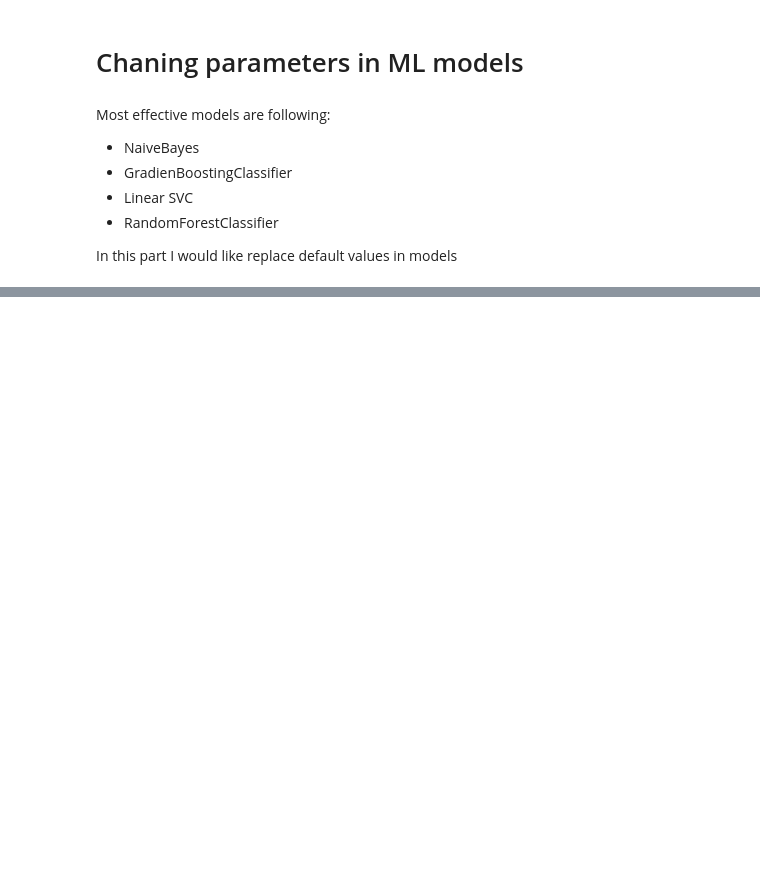
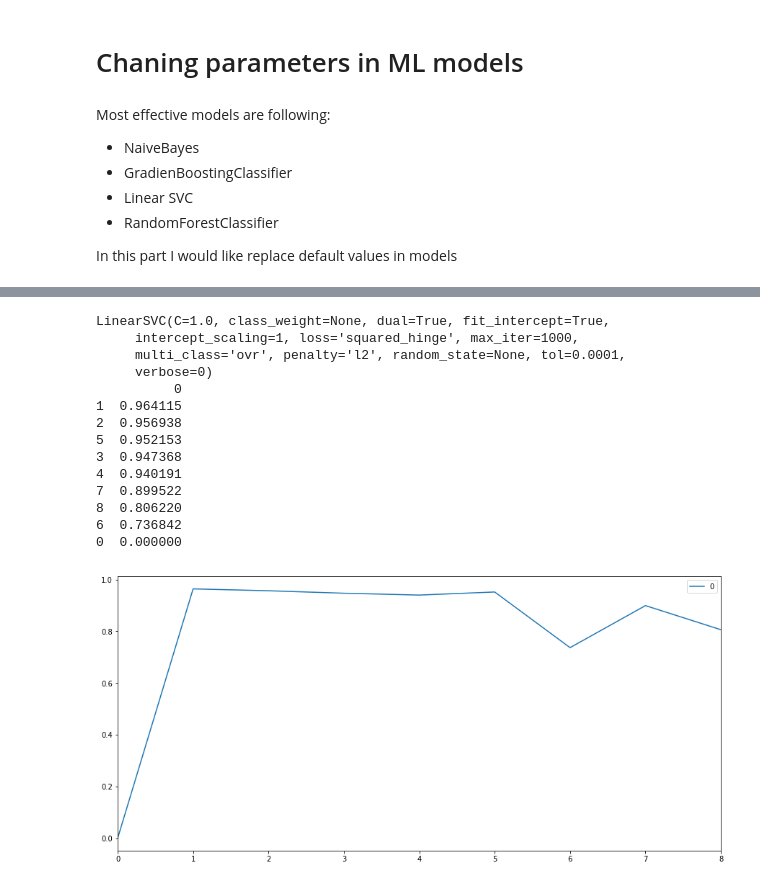
Before and after one commit to kaczikrol/Titanic_Machine_Learning_from_Disaster_kaggle, a Jupyter notebook: Titanic.ipynb, the cells around one changed output, grey strips where cells are left out. Drawn from its saved outputs; the diff is of its cells as text; code cells hidden in the pictures; blank space fills up the shorter version.

```diff
--- a/Titanic.ipynb
+++ b/Titanic.ipynb
@@ -604,0 +653,34 @@ RandomForestClassifier(bootstrap=True, class_weight=None, criterion='gini',
+# %%
+gbc_n = GradientBoostingClassifier(n_estimators=10, random_state=1, max_depth=1)
+gbc_n.fit(X_train, y_train)
+gbc_n_predict = gbc_n.predict(X_test)
+submission = pd.DataFrame(y_test.index)
+submission["Survived"] = gbc_n_predict
+submission.to_csv("submission.csv", index=False)
+# %%
+print(lin_svc)
+linearSVC_scores=[0]
+for c in (0.01,0.05, 0.1, 0.15, 0.25, 0.50, 0.75, 1):
+    lin_svc_i = LinearSVC(C=c, max_iter=1300)
+    lin_svc_i.fit(X_train, y_train)
+    lin_svc_i_predict = lin_svc_i.predict(X_test)
+    linearSVC_scores.append(accuracy_score(y_test, lin_svc_i_predict))
+linearSVC_scores = pd.DataFrame(linearSVC_scores)
+linearSVC_scores.plot(figsize=figsize)
+print(linearSVC_scores.sort_values(by=0, ascending = False))
+# %% [output]
+LinearSVC(C=1.0, class_weight=None, dual=True, fit_intercept=True,
+     intercept_scaling=1, loss='squared_hinge', max_iter=1000,
+     multi_class='ovr', penalty='l2', random_state=None, tol=0.0001,
+     verbose=0)
+          0
+1  0.964115
+2  0.956938
+5  0.952153
+3  0.947368
+4  0.940191
+7  0.899522
+8  0.806220
+6  0.736842
+0  0.000000
+[figure, added]
```
Also changed, not shown: parts of 14 cells of this notebook.
